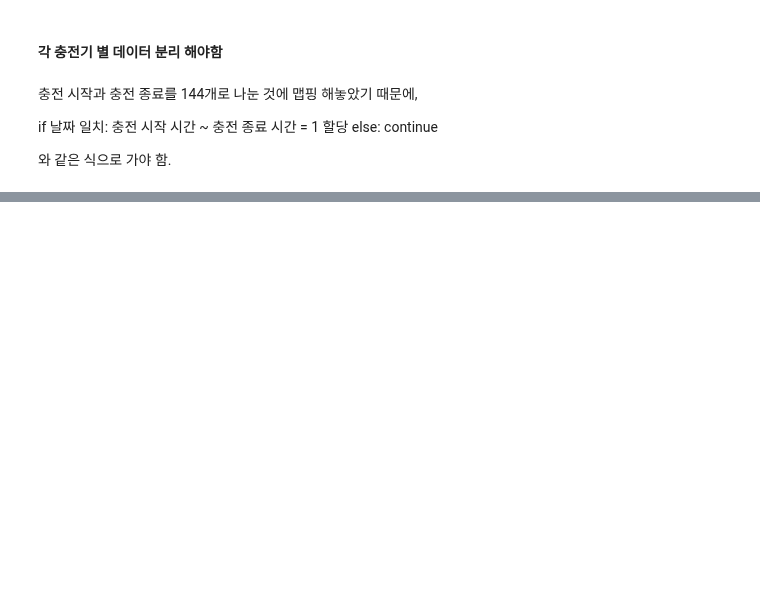
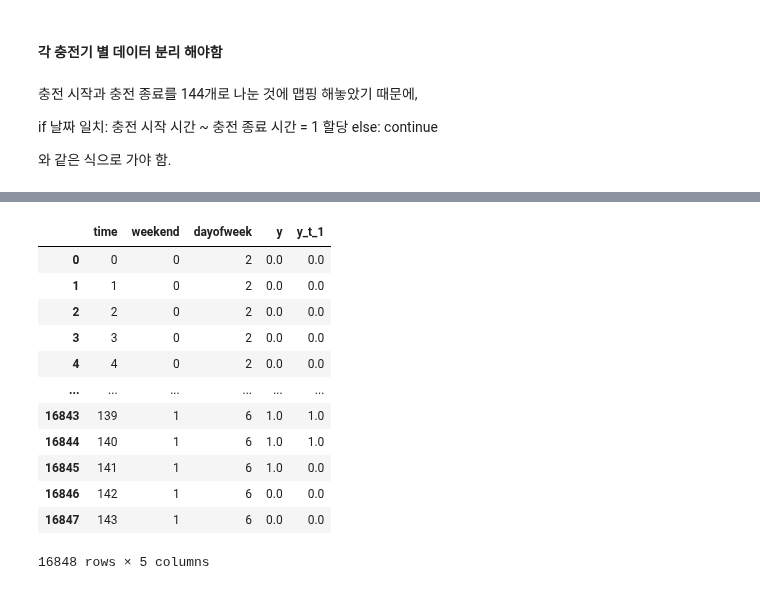
Before and after one commit to GGob2/DataAnalysis_EV_Charging, a Jupyter notebook: Seoul_Charging_dataset.ipynb, the cells around one changed output, grey strips where cells are left out. Saved outputs shown, nothing was run; the diff lists cells and outputs as text; code cells hidden in the pictures; blank space fills up the shorter version.

```diff
--- a/Seoul_Charging_dataset.ipynb
+++ b/Seoul_Charging_dataset.ipynb
@@ -327,0 +305,33 @@ KeyError: nan
+# %%
+import sys
+import pandas as pd
+import numpy as np
+import datetime
+
+sys.setrecursionlimit(10**7)
+
+base_date = datetime.datetime.strptime("2021-06-16", '%Y-%m-%d')
+interval = 143
+date_dict = {}
+
+for index, row in df_yg.iterrows():
+    charging_date = datetime.datetime.strptime(row['충전일자'], '%Y-%m-%d')
+
+    if charging_date in date_dict:
+        charging_date_index = date_dict[charging_date]
+
+    else:
+        date_diff = (charging_date-base_date).days
+        charging_date_index = date_diff * interval + date_diff
+        date_dict[charging_date] = charging_date_index
+
+    start = row['charging_start']
+    end = row['charging_end']
+
+    if pd.isna(charging_date_index):
+        break
+
+    df_yg_2.loc[charging_date_index + start : charging_date_index + end, 'y'] = 1
+    df_yg_2.loc[charging_date_index + start-1 : charging_date_index + end-1, 'y_t_1'] = 1
+df_yg_2['y'] = df_yg_2['y'].fillna(0)
+df_yg_2['y_t_1'] = df_yg_2['y_t_1'].fillna(0)
@@ -327,0 +350,18 @@ KeyError: nan
+# %%
+df_p = pd.read_csv(r'D:\Multistep-Electric-Vehicle-Charging-Station-Occupancy-Prediction-\korea_data\data_chg_1.csv')
+
+for index, row in df_p.iterrows():
+# %% [output]
+|  | time | weekend | dayofweek | y | y_t_1 |
+| 0 | 0 | 0 | 2 | 0.0 | 0.0 |
+| 1 | 1 | 0 | 2 | 0.0 | 0.0 |
+| 2 | 2 | 0 | 2 | 0.0 | 0.0 |
+| 3 | 3 | 0 | 2 | 0.0 | 0.0 |
+| 4 | 4 | 0 | 2 | 0.0 | 0.0 |
+| ... | ... | ... | ... | ... | ... |
+| 16843 | 139 | 1 | 6 | 1.0 | 1.0 |
+| 16844 | 140 | 1 | 6 | 1.0 | 1.0 |
+| 16845 | 141 | 1 | 6 | 1.0 | 0.0 |
+| 16846 | 142 | 1 | 6 | 0.0 | 0.0 |
+| 16847 | 143 | 1 | 6 | 0.0 | 0.0 |
+16848 rows × 5 columns
```
Also changed, not shown: parts of 8 cells of this notebook, 7 other files.
